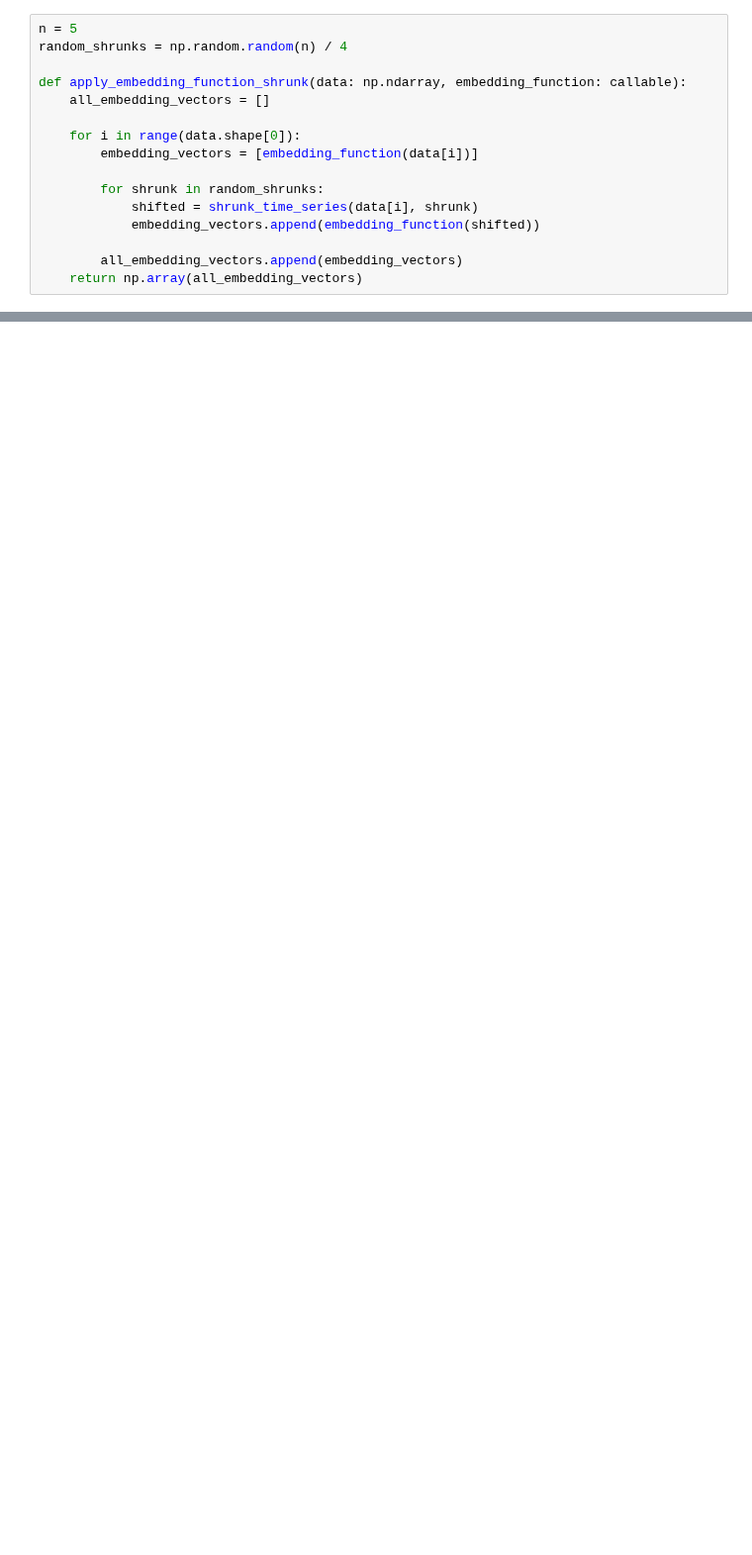
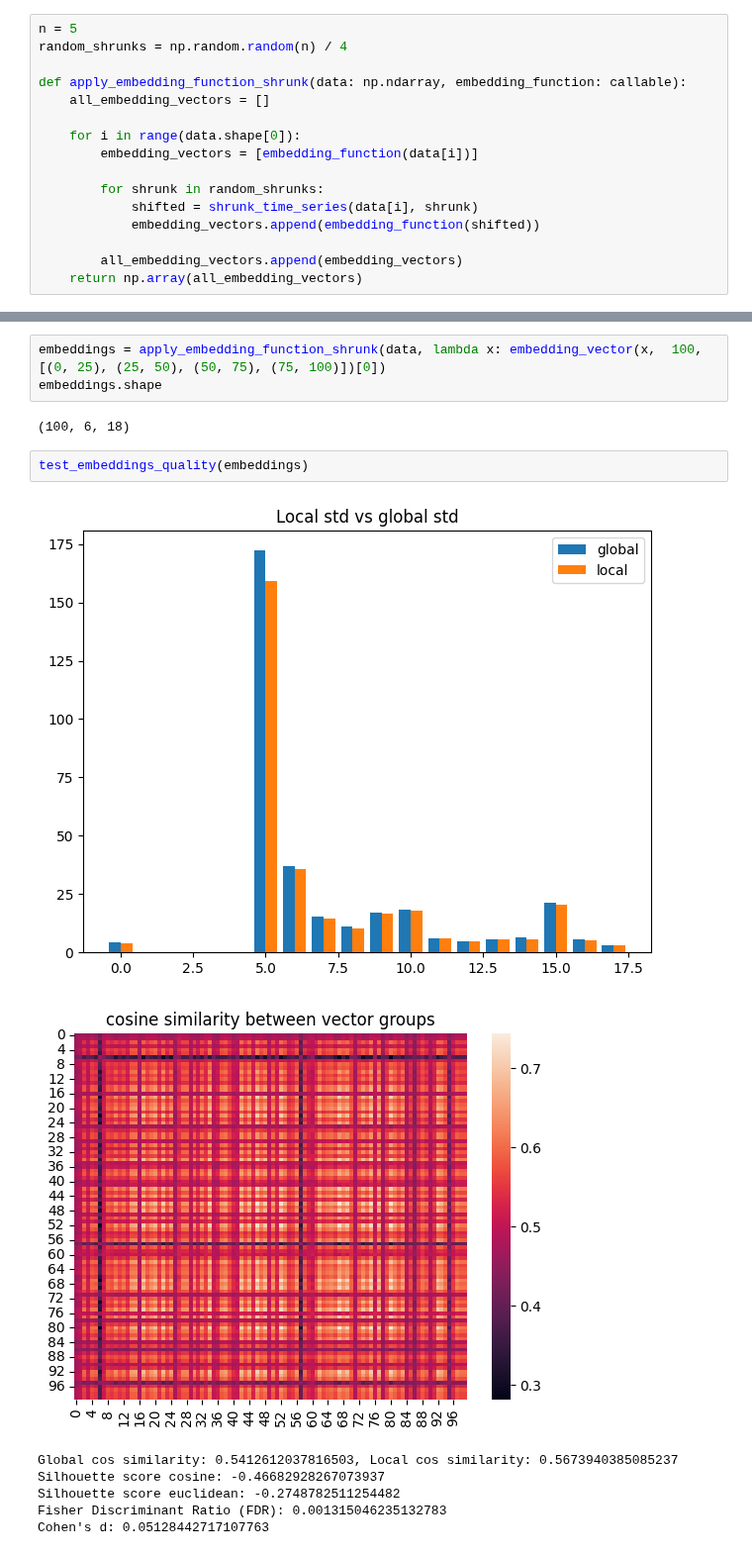
Before and after one commit to krzysztof-m-w/time-series-invariance, a Jupyter notebook: notebooks/evaluate_embeddings.ipynb, the cells around one changed output, grey strips where cells are left out. Shown at 99% size. Cells and saved outputs as stored; diff of their text form; blank space fills up the shorter version.

```diff
--- a/notebooks/evaluate_embeddings.ipynb
+++ b/notebooks/evaluate_embeddings.ipynb
@@ -71,0 +193,15 @@ print(np.mean(stds_local, axis=0))
+# %%
+embeddings = apply_embedding_function_shrunk(data, lambda x: embedding_vector(x,  100, [(0, 25), (25, 50), (50, 75), (75, 100)])[0])
+embeddings.shape
+# %% [output]
+(100, 6, 18)
+# %%
+test_embeddings_quality(embeddings)
+# %% [output]
+[figure, added]
+[figure, added]
+Global cos similarity: 0.5412612037816503, Local cos similarity: 0.5673940385085237
+Silhouette score cosine: -0.46682928267073937
+Silhouette score euclidean: -0.2748782511254482
+Fisher Discriminant Ratio (FDR): 0.001315046235132783
+Cohen's d: 0.05128442717107763
```
Also changed, not shown: parts of 42 cells of this notebook, 2 other files.
